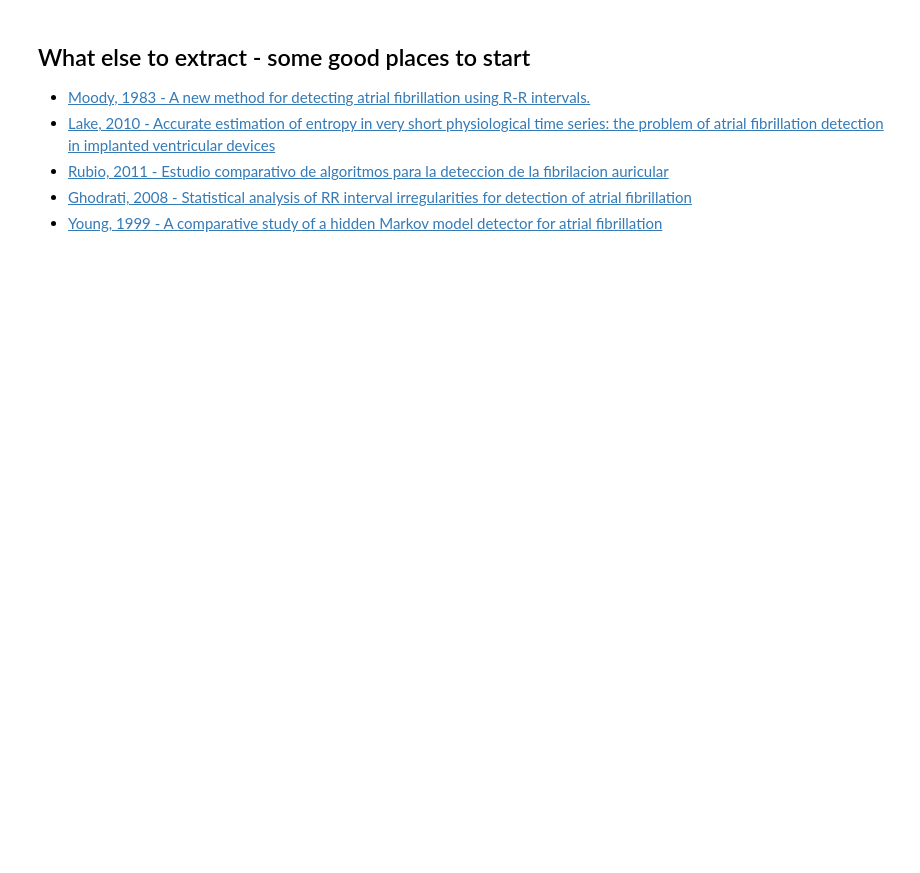
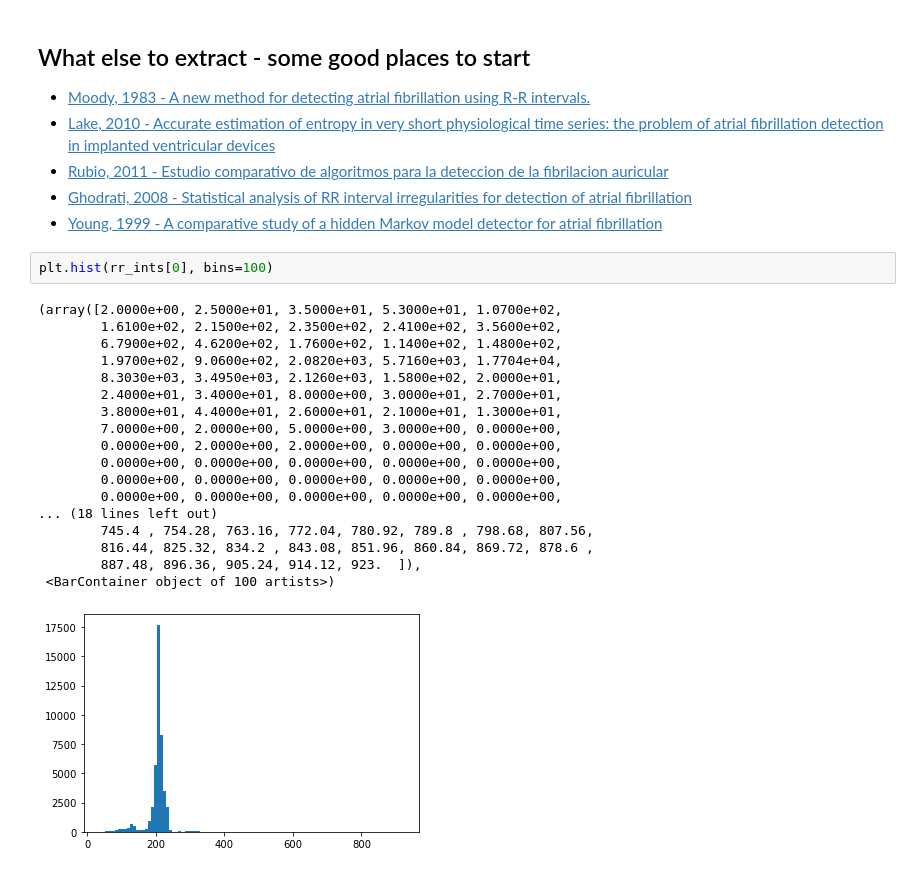
Before and after one commit to JustinGuo03/Afib-svsm, a Jupyter notebook: work_7_1.ipynb, the cells around one changed output. Cells and saved outputs as stored; diff of their text form; blank space fills up the shorter version.

```diff
--- a/work_7_1.ipynb
+++ b/work_7_1.ipynb
@@ -108,3 +94,24 @@ for idx, x in enumerate(tqdm(record_list)):
 - [Rubio, 2011 - Estudio comparativo de algoritmos para la deteccion de la fibrilacion auricular](https://academica-e.unavarra.es/bitstream/handle/2454/4136/577570.pdf?sequence=1&isAllowed=y)
 - [Ghodrati, 2008 - Statistical analysis of RR interval irregularities for detection of atrial fibrillation](https://ieeexplore.ieee.org/document/4749227)
 - [Young, 1999 - A comparative study of a hidden Markov model detector for atrial fibrillation](https://ieeexplore.ieee.org/abstract/document/788166)
+# %%
+plt.hist(rr_ints[0], bins=100)
+# %% [output]
+(array([2.0000e+00, 2.5000e+01, 3.5000e+01, 5.3000e+01, 1.0700e+02,
+        1.6100e+02, 2.1500e+02, 2.3500e+02, 2.4100e+02, 3.5600e+02,
+        6.7900e+02, 4.6200e+02, 1.7600e+02, 1.1400e+02, 1.4800e+02,
+        1.9700e+02, 9.0600e+02, 2.0820e+03, 5.7160e+03, 1.7704e+04,
+        8.3030e+03, 3.4950e+03, 2.1260e+03, 1.5800e+02, 2.0000e+01,
+        2.4000e+01, 3.4000e+01, 8.0000e+00, 3.0000e+01, 2.7000e+01,
+        3.8000e+01, 4.4000e+01, 2.6000e+01, 2.1000e+01, 1.3000e+01,
+        7.0000e+00, 2.0000e+00, 5.0000e+00, 3.0000e+00, 0.0000e+00,
+        0.0000e+00, 2.0000e+00, 2.0000e+00, 0.0000e+00, 0.0000e+00,
+        0.0000e+00, 0.0000e+00, 0.0000e+00, 0.0000e+00, 0.0000e+00,
+        0.0000e+00, 0.0000e+00, 0.0000e+00, 0.0000e+00, 0.0000e+00,
+        0.0000e+00, 0.0000e+00, 0.0000e+00, 0.0000e+00, 0.0000e+00,
+... (18 lines left out)
+        745.4 , 754.28, 763.16, 772.04, 780.92, 789.8 , 798.68, 807.56,
+        816.44, 825.32, 834.2 , 843.08, 851.96, 860.84, 869.72, 878.6 ,
+        887.48, 896.36, 905.24, 914.12, 923.  ]),
+ <BarContainer object of 100 artists>)
+[figure, added]
```
Also changed, not shown: parts of 14 cells of this notebook.
